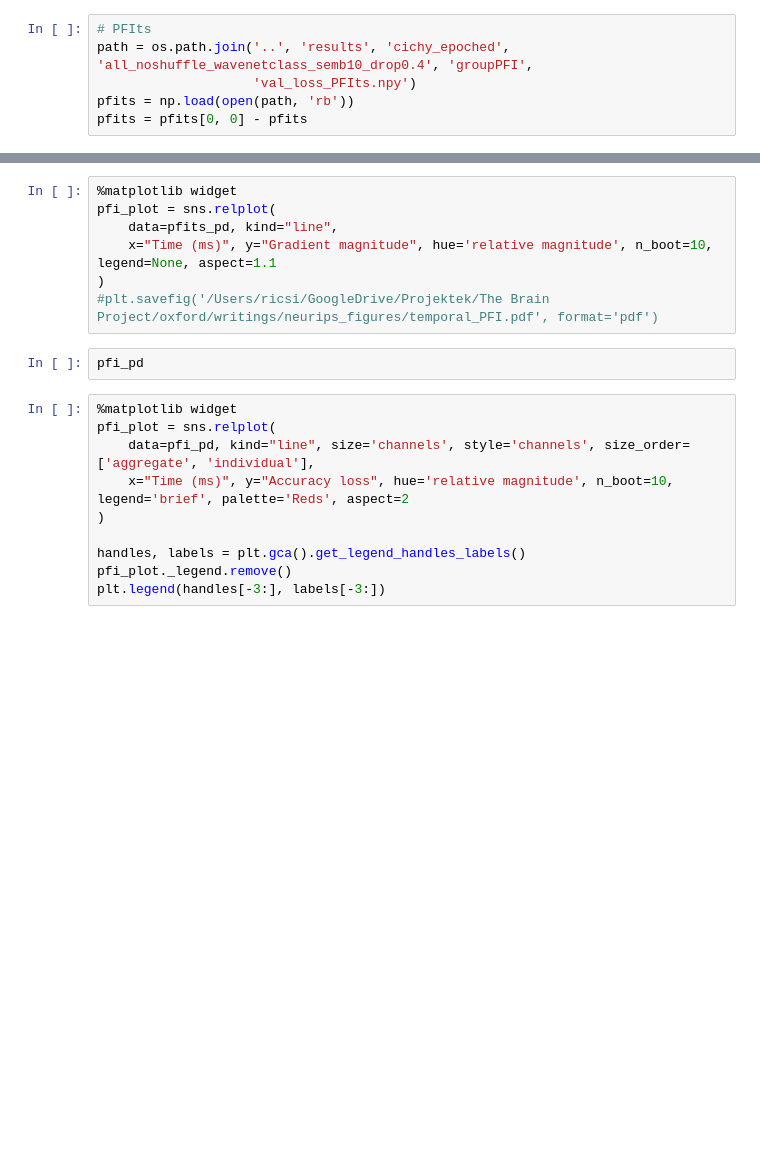
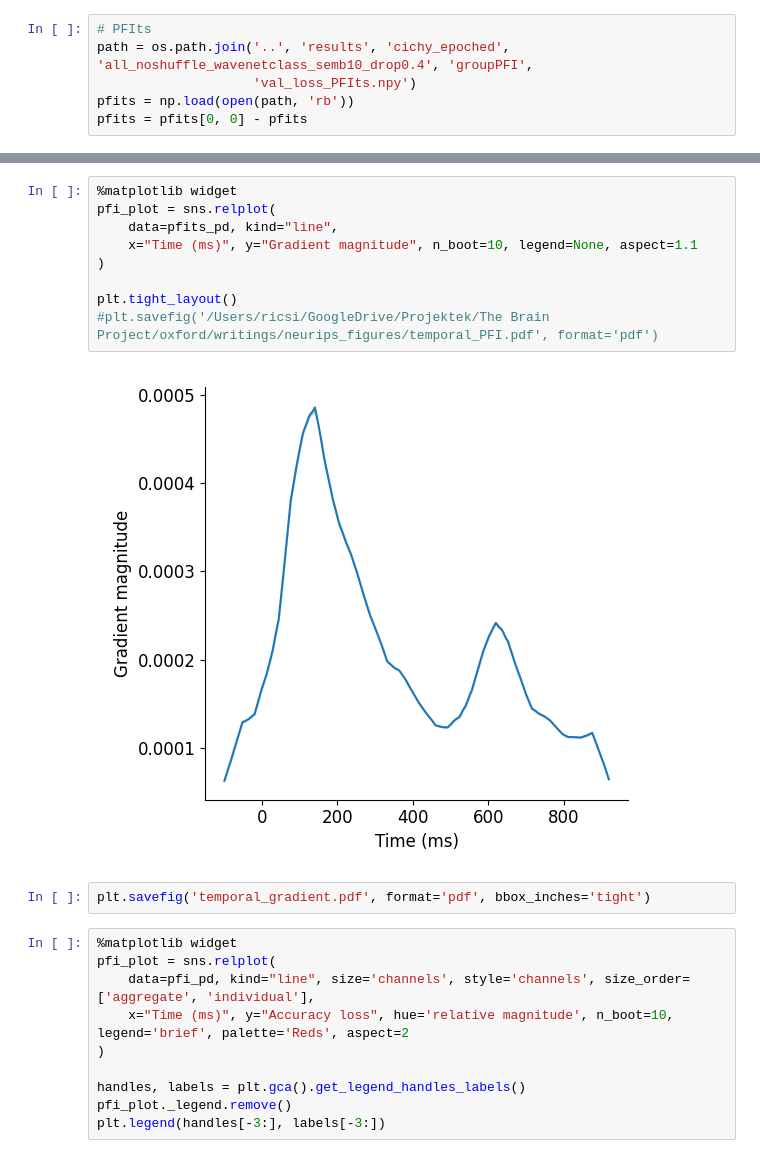
Before and after one commit to ricsinaruto/MEG-transfer-decoding, a Jupyter notebook: notebooks/visualizations.ipynb, the cells around one changed output, grey strips where cells are left out. Drawn from its saved outputs; the diff is of its cells as text; blank space fills up the shorter version.

```diff
--- a/notebooks/visualizations.ipynb
+++ b/notebooks/visualizations.ipynb
@@ -98,12 +104,16 @@ pfi_pd = pd.concat((pfi_pd, pfits_pd))
 # %%
 %matplotlib widget
 pfi_plot = sns.relplot(
     data=pfits_pd, kind="line",
-    x="Time (ms)", y="Gradient magnitude", hue='relative magnitude', n_boot=10, legend=None, aspect=1.1
+    x="Time (ms)", y="Gradient magnitude", n_boot=10, legend=None, aspect=1.1
 )
+
+plt.tight_layout()
 #plt.savefig('/Users/ricsi/GoogleDrive/Projektek/The Brain Project/oxford/writings/neurips_figures/temporal_PFI.pdf', format='pdf')
+# %% [output]
+[figure, added]
-# %%
-pfi_pd
+# %%
+plt.savefig('temporal_gradient.pdf', format='pdf', bbox_inches='tight')
 # %%
 %matplotlib widget
 pfi_plot = sns.relplot(
```
Also changed, not shown: parts of 6 cells of this notebook, 12 other files.
